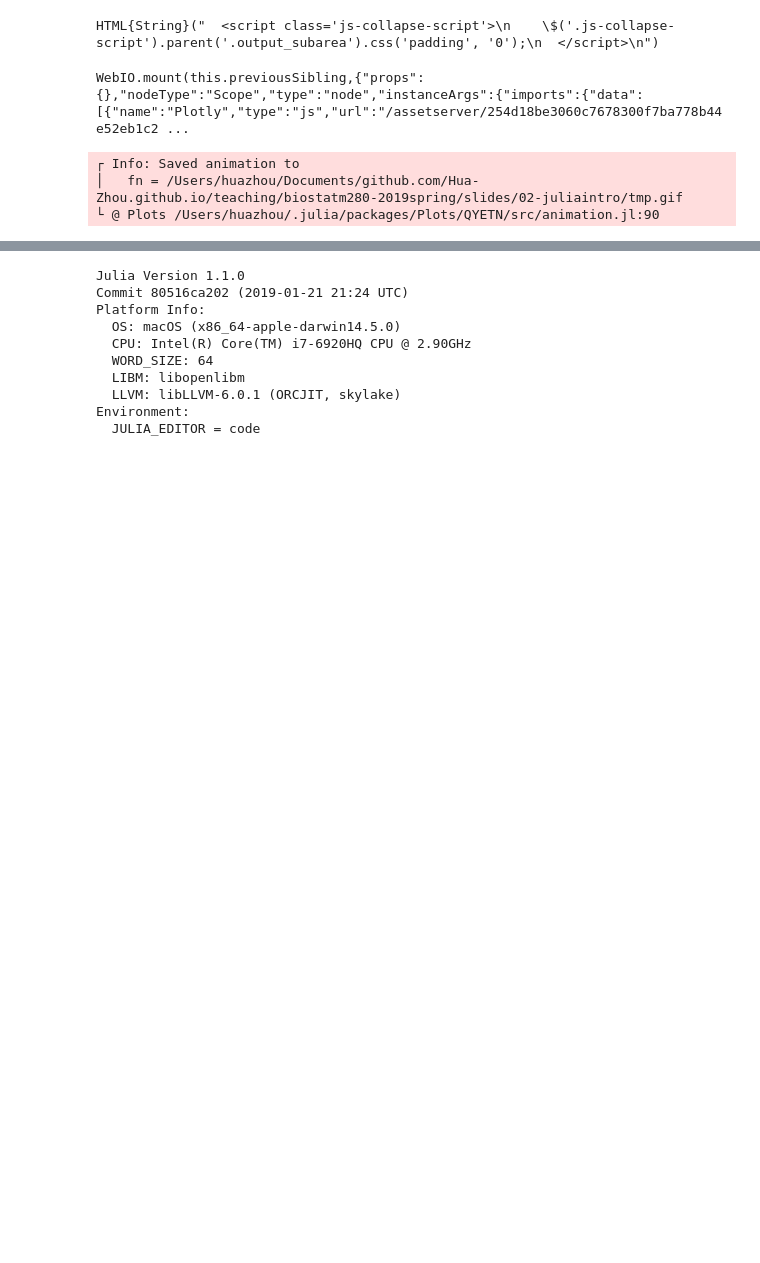
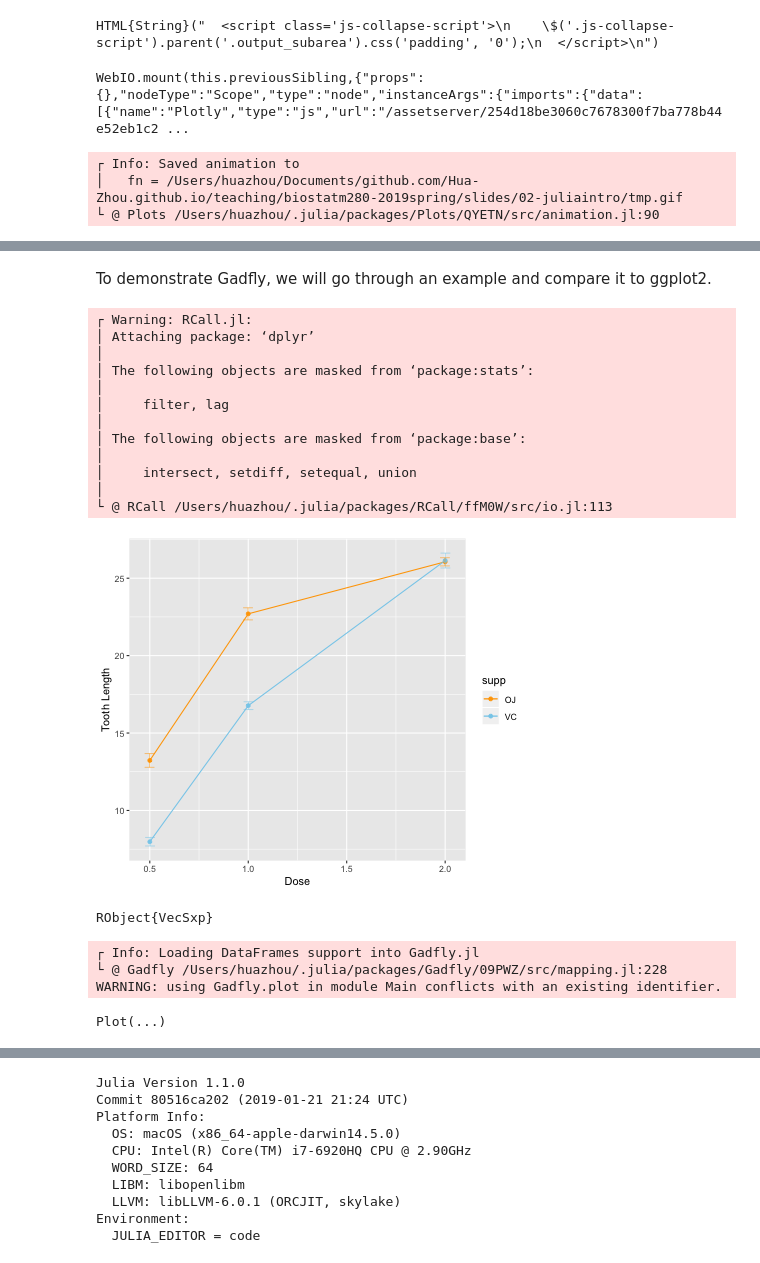
Before and after one commit to Hua-Zhou/Hua-Zhou.github.io, a Jupyter notebook: teaching/biostatm280-2019spring/slides/02-juliaintro/juliaintro.ipynb, the cells around one changed output, grey strips where cells are left out. Saved outputs shown, nothing was run; the diff lists cells and outputs as text; code cells hidden in the pictures; blank space fills up the shorter version.

```diff
--- a/teaching/biostatm280-2019spring/slides/02-juliaintro/juliaintro.ipynb
+++ b/teaching/biostatm280-2019spring/slides/02-juliaintro/juliaintro.ipynb
@@ -1833,3 +1836,5 @@ end;
 └ @ Plots /Users/huazhou/.julia/packages/Plots/QYETN/src/animation.jl:90
 # %% [markdown]
 <img src="./tmp.gif" style="width: 600px;"/>
+# %% [markdown]
+To demonstrate Gadfly, we will go through an example and compare it to ggplot2.
@@ -1835,0 +1844,53 @@ end;
+# %%
+using RCall
+
+R"""
+library(ggplot2)
+library(dplyr)
+
+df <- ToothGrowth %>%
+        group_by(supp, dose) %>%
+            summarise(se = sd(len) / n(),
+                    len = mean(len),
+                    n = n())
+
+df <- data.frame(df)
+
+ggplot(df, aes(x = dose, y = len, group = supp, color = supp)) +
+  geom_line() +
+  geom_point() +
+  geom_errorbar(aes(ymin = len - se, ymax = len + se), width = 0.1, alpha = 0.5,
+  position = position_dodge(0.005)) +
+  scale_color_manual(values = c(VC = "skyblue", OJ = "orange")) +
+  labs(x = "Dose", y = "Tooth Length")
+"""
+# %% [output]
+┌ Warning: RCall.jl:
+│ Attaching package: ‘dplyr’
+│
+│ The following objects are masked from ‘package:stats’:
+│
+│     filter, lag
+│
+│ The following objects are masked from ‘package:base’:
+│
+│     intersect, setdiff, setequal, union
+│
+└ @ RCall /Users/huazhou/.julia/packages/RCall/ffM0W/src/io.jl:113
+[figure, added]
+RObject{VecSxp}
+# %%
+@rget df
+using Gadfly, StatsPlots
+df[:ymin] = df[:len] - df[:se]
+df[:ymax] = df[:len] + df[:se]
+Gadfly.plot(df, x = :dose, y = :len, color = :supp, Geom.point,
+                Guide.xlabel("Dose"), Guide.ylabel("Tooth Length"),
+                Guide.xticks(ticks = [0.5, 1.0, 1.5, 2.0]),
+                Geom.line, Geom.errorbar, ymin = :ymin,
+                ymax = :ymax, Scale.color_discrete_manual("orange", "skyblue"))
+# %% [output]
+┌ Info: Loading DataFrames support into Gadfly.jl
+└ @ Gadfly /Users/huazhou/.julia/packages/Gadfly/09PWZ/src/mapping.jl:228
+WARNING: using Gadfly.plot in module Main conflicts with an existing identifier.
+Plot(...)
```
Also changed, not shown: parts of 43 cells of this notebook, 2 other files.
